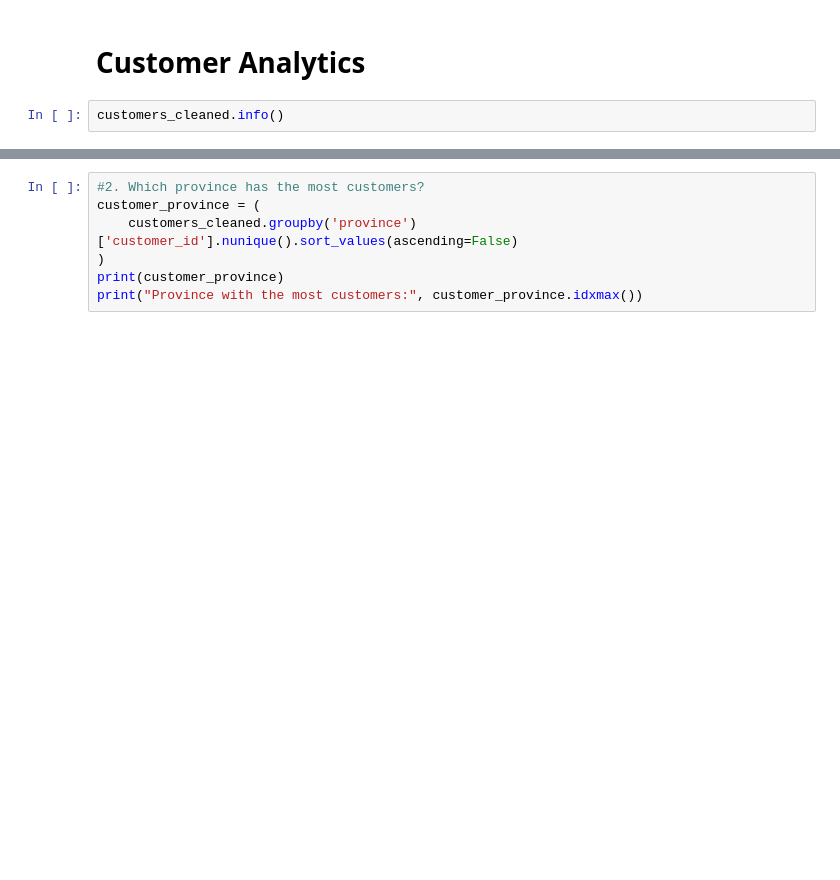
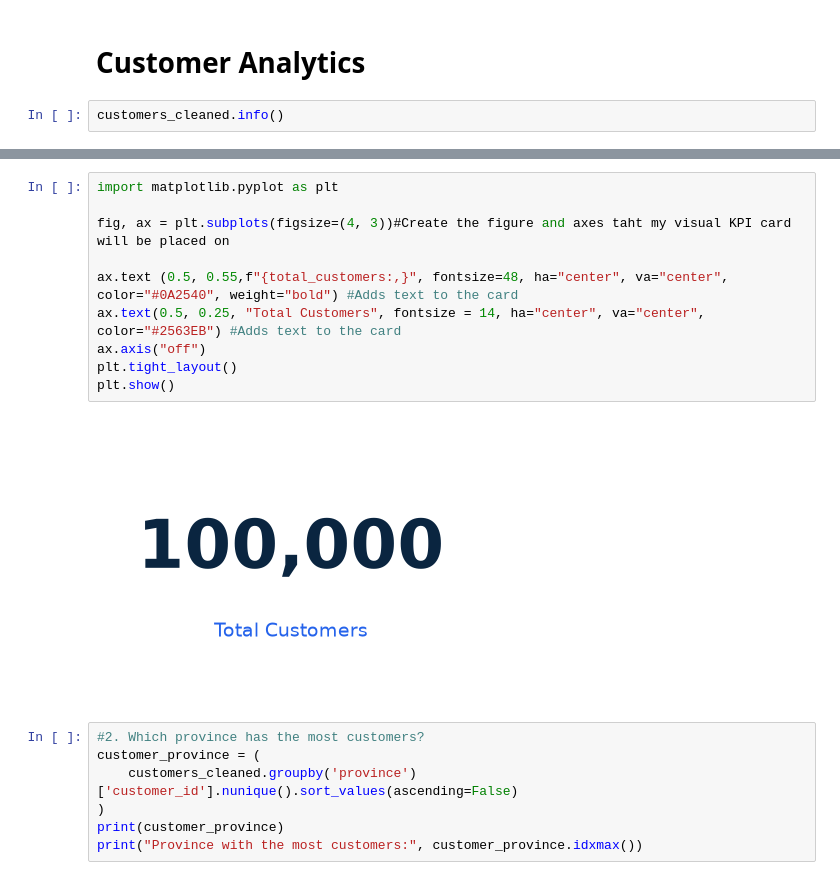
Before and after one commit to jilyanga2/Logistics-And-Delivery-Intelligence, a Jupyter notebook: feature-engineering.ipynb, the cells around one changed output, grey strips where cells are left out. Saved outputs shown, nothing was run; the diff lists cells and outputs as text; blank space fills up the shorter version.

```diff
--- a/feature-engineering.ipynb
+++ b/feature-engineering.ipynb
@@ -240,3 +242,15 @@ print(f"Total customers: {total_customers}")
+# %%
+import matplotlib.pyplot as plt
+
+fig, ax = plt.subplots(figsize=(4, 3))#Create the figure and axes taht my visual KPI card will be placed on
+
+ax.text (0.5, 0.55,f"{total_customers:,}", fontsize=48, ha="center", va="center", color="#0A2540", weight="bold") #Adds text to the card
+ax.text(0.5, 0.25, "Total Customers", fontsize = 14, ha="center", va="center", color="#2563EB") #Adds text to the card
+ax.axis("off")
+plt.tight_layout()
+plt.show()
+# %% [output]
+[figure, added]
 # %%
 #2. Which province has the most customers?
 customer_province = (
```
Also changed, not shown: parts of 7 cells of this notebook.
